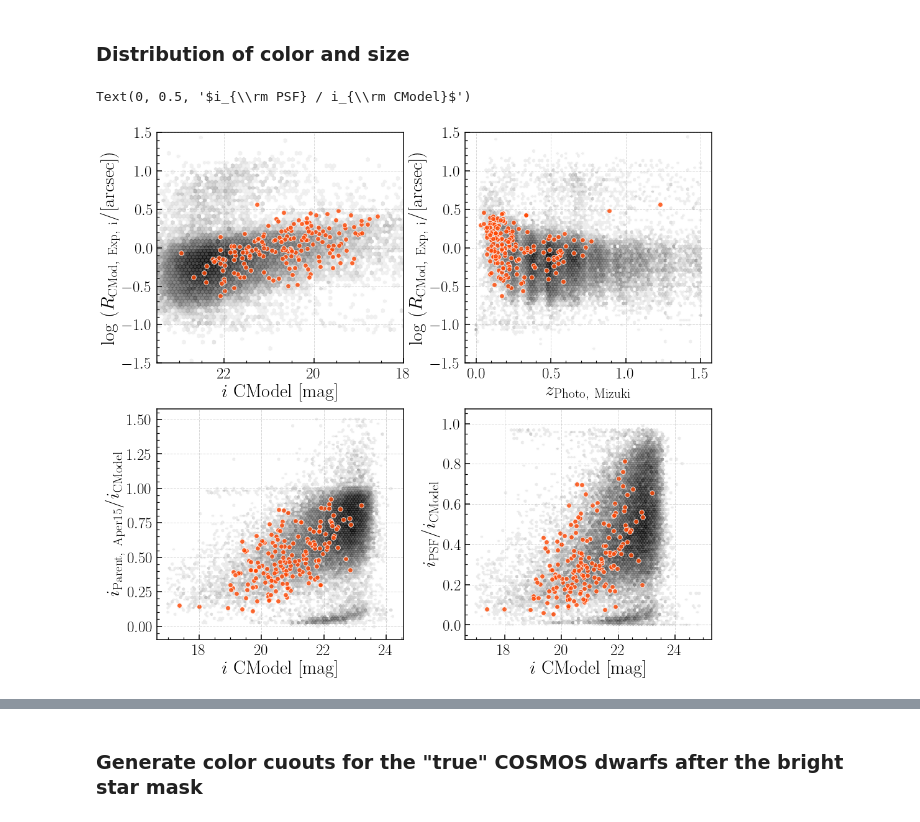
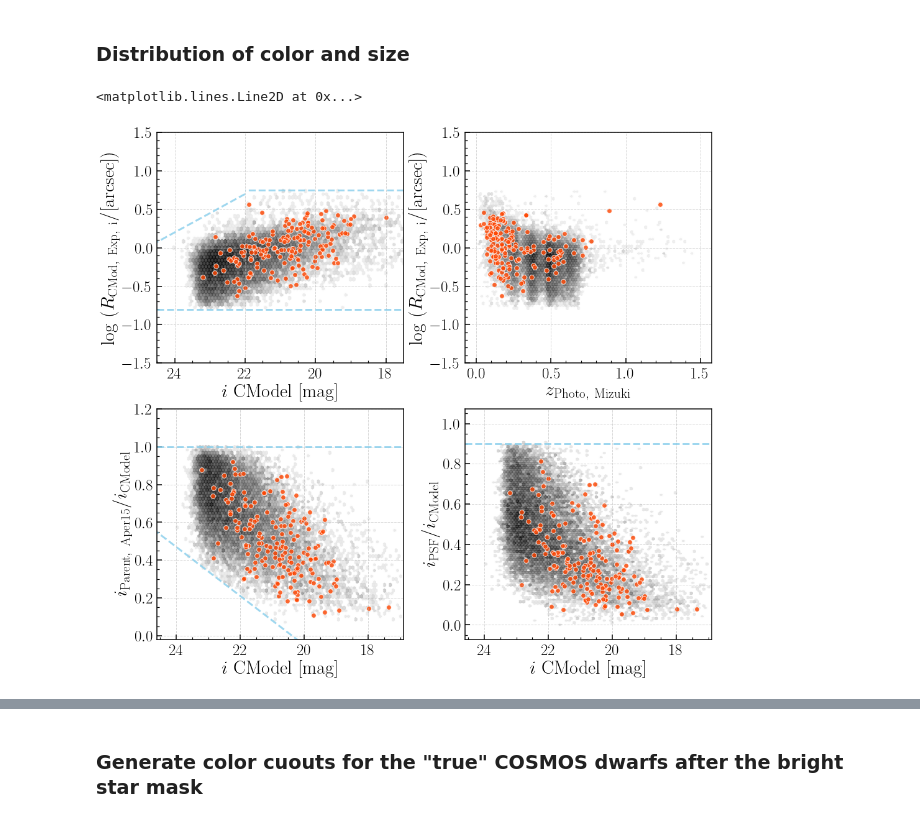
Before and after one commit to MerianSurvey/caterpillar, a Jupyter notebook: notebook/sandbox/pdr2_wide_cosmos_broad_cut.ipynb, the cells around one changed output, grey strips where cells are left out. Drawn from its saved outputs; the diff is of its cells as text; code cells hidden in the pictures.

```diff
--- a/notebook/sandbox/pdr2_wide_cosmos_broad_cut.ipynb
+++ b/notebook/sandbox/pdr2_wide_cosmos_broad_cut.ipynb
@@ -139,0 +155,13 @@ pdr2_cos_bsm.colnames
+# %%
+size_mask = (
+    (np.log10(pdr2_cos_bsm['i_cmodel_exp_ellipse_r']) >= -0.8) &
+    (np.log10(pdr2_cos_bsm['r_cmodel_exp_ellipse_r']) >= -0.8) &
+    (np.log10(pdr2_cos_bsm['i_cmodel_exp_ellipse_r']) <= 0.75) &
+    (np.log10(pdr2_cos_bsm['i_cmodel_exp_ellipse_r']) < -0.25 * pdr2_cos_bsm['i_cmodel_mag'] + 6.2)
+)
+# %%
+frac_mask = (
+    (pdr2_cos_bsm['i_undeblended_convolvedflux_2_15_flux'] / pdr2_cos_bsm['i_cmodel_flux'] <= 1.0) &
+    (pdr2_cos_bsm['i_psf_flux'] / pdr2_cos_bsm['i_cmodel_flux'] <= 0.90) &
+    (pdr2_cos_bsm['i_undeblended_convolvedflux_2_15_flux'] / pdr2_cos_bsm['i_cmodel_flux'] >= 0.13 * pdr2_cos_bsm['i_cmodel_mag'] - 2.65)
+)
@@ -140,3 +187,6 @@ pdr2_cos_bsm.colnames
+# %%
+mask = size_mask & aper_mask & frac_mask & aper_color_mask
+#mask = aper_mask
 # %% [markdown]
 ### Distribution of color and size
 # %%
@@ -147,15 +197,16 @@ plt.subplots_adjust(hspace=0.20, wspace=0.25)
 ax1 = axs[0, 0]
 
 _ = ax1.hexbin(
-    pdr2_cos_bsm['y_cmodel_mag'], np.log10(pdr2_cos_bsm['i_cmodel_exp_ellipse_r']),
-    extent=(17.5, 24.2, -2.5, 1.6), cmap='Greys', bins='log', gridsize=(80, 50),
+    pdr2_cos_bsm['i_cmodel_mag'][mask],
+    np.log10(pdr2_cos_bsm['i_cmodel_exp_ellipse_r'][mask]),
+    extent=(17.5, 24.8, -2.5, 1.6), cmap='Greys', bins='log', gridsize=(80, 50),
     alpha=0.8)
 
 _ = ax1.scatter(
-    pdr2_match_bsm['y_cmodel_mag'], np.log10(pdr2_match_bsm['i_cmodel_exp_ellipse_r']),
+    pdr2_match_bsm['i_cmodel_mag'], np.log10(pdr2_match_bsm['i_cmodel_exp_ellipse_r']),
     s=60, alpha=0.8, facecolor='orangered', edgecolor='w')
 
-ax1.set_xlim(23.5, 18.0)
+ax1.set_xlim(24.5, 17.5)
 ax1.set_ylim(-1.5, 1.5)
 
 ax1.set_xlabel(r'$i\ \rm CModel\ [mag]$', fontsize=30)
@@ -165,7 +216,8 @@ ax1.set_ylabel(r'$\log\ (R_{\rm CMod,\ Exp,\ i}/[\rm arcsec])$', fontsize=30)
 ax2 = axs[0, 1]
 
 _ = ax2.hexbin(
-    pdr2_cos_bsm['photoz_best'], np.log10(pdr2_cos_bsm['i_cmodel_exp_ellipse_r']),
+    pdr2_cos_bsm['photoz_best'][mask],
+    np.log10(pdr2_cos_bsm['i_cmodel_exp_ellipse_r'][mask]),
     extent=(0, 1.5, -1.5, 1.6), cmap='Greys', bins='log', gridsize=(80, 50),
     alpha=0.8)
 
@@ -182,43 +234,57 @@ ax2.set_ylabel(r'$\log\ (R_{\rm CMod,\ Exp,\ i}/[\rm arcsec])$', fontsize=30)
 # Photo-z-Size
 ax3 = axs[1, 0]
 
 _ = ax3.hexbin(
-    (-2.5 * np.log10(pdr2_cos_bsm['i_cmodel_flux']) + 31.4),
-    (pdr2_cos_bsm['i_undeblended_convolvedflux_2_15_flux'] / pdr2_cos_bsm['i_cmodel_flux']),
+    pdr2_cos_bsm['i_cmodel_mag'][mask],
+    (pdr2_cos_bsm['i_undeblended_convolvedflux_2_15_flux'][mask] / pdr2_cos_bsm['i_cmodel_flux'][mask]),
     extent=(17.0, 24.2, -0.02, 1.5), cmap='Greys', bins='log', gridsize=(80, 50), alpha=0.8)
 
 _ = ax3.scatter(
-    (-2.5 * np.log10(pdr2_match_bsm['i_cmodel_flux']) + 31.4),
+    pdr2_match_bsm['i_cmodel_mag'],
     (pdr2_match_bsm['i_undeblended_convolvedflux_2_15_flux'] / pdr2_match_bsm['i_cmodel_flux']),
     s=60, alpha=0.8, facecolor='orangered', edgecolor='w')
 
-#ax3.set_xlim(23.5, 18.0)
-#ax3.set_ylim(-1.5, 1.5)
+ax3.set_xlim(24.6, 16.9)
+ax3.set_ylim(-0.02, 1.2)
 
 ax3.set_xlabel(r'$i\ \rm CModel\ [mag]$', fontsize=30)
 ax3.set_ylabel(r'$i_{\rm Parent,\ Aper15} / i_{\rm CModel}$', fontsize=30)
 
 # Photo-z-Size
 ax4 = axs[1, 1]
 
 _ = ax4.hexbin(
-    -2.5 * np.log10(pdr2_cos_bsm['i_cmodel_flux']) + 31.4,
-    pdr2_cos_bsm['i_psf_flux'] / pdr2_cos_bsm['i_cmodel_flux'],
+    -2.5 * np.log10(pdr2_cos_bsm['i_cmodel_flux'][mask]) + 31.4,
+    pdr2_cos_bsm['i_psf_flux'][mask] / pdr2_cos_bsm['i_cmodel_flux'][mask],
     extent=(17.0, 24.9, -0.02, 1.02), cmap='Greys', bins='log', gridsize=(80, 50), alpha=0.8)
 
 _ = ax4.scatter(
     -2.5 * np.log10(pdr2_match_bsm['i_cmodel_flux']) + 31.4,
     pdr2_match_bsm['i_psf_flux'] / pdr2_match_bsm['i_cmodel_flux'],
     s=60, alpha=0.8, facecolor='orangered', edgecolor='w')
 
-#ax4.set_xlim(23.5, 18.0)
+ax4.set_xlim(24.6, 16.9)
 #ax4.set_ylim(-1.5, 1.5)
 
 ax4.set_xlabel(r'$i\ \rm CModel\ [mag]$', fontsize=30)
 ax4.set_ylabel(r'$i_{\rm PSF} / i_{\rm CModel}$', fontsize=30)
+
+# -------------------------------- #
+x = np.linspace(22.0, 25.0, 100)
+y = -0.25 * x + 6.2
+ax1.plot(x, y, linestyle='--', linewidth=3.0, alpha=0.8, c='skyblue')
+ax1.axhline(-0.8, linestyle='--', linewidth=3.0, alpha=0.8, c='skyblue')
+ax1.plot([17.5, 22.0], [0.75, 0.75], linestyle='--', linewidth=3.0, alpha=0.8, c='skyblue')
+
+ax3.axhline(1.0, linestyle='--', linewidth=3.0, alpha=0.8, c='skyblue')
+x = np.linspace(18.0, 25.2, 100)
+y = 0.13 * x - 2.65
+ax3.plot(x, y, linestyle='--', linewidth=3.0, alpha=0.8, c='skyblue')
+
+ax4.axhline(0.9, linestyle='--', linewidth=3.0, alpha=0.8, c='skyblue')
 # %% [output]
-Text(0, 0.5, '$i_{\\rm PSF} / i_{\\rm CModel}$')
+<matplotlib.lines.Line2D at 0x...>
-[figure, old version]
+[figure, new version]
 # %%
 fig, axs = plt.subplots(2, 2, figsize=(16, 15))
 plt.subplots_adjust(hspace=0.20, wspace=0.25)
```
Also changed, not shown: parts of 6 cells of this notebook.
